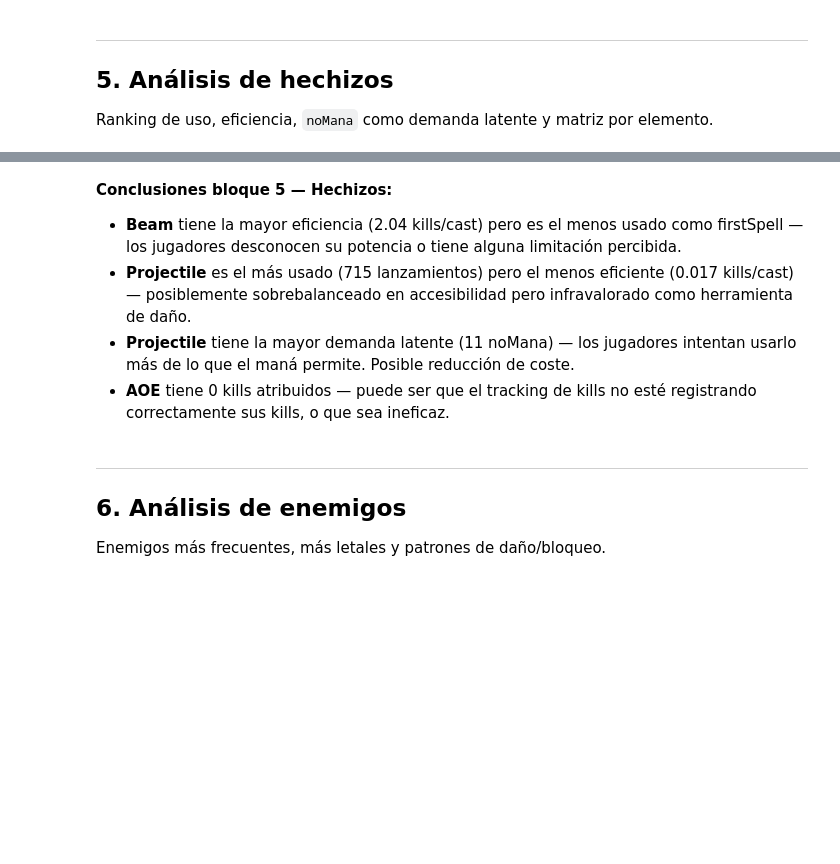
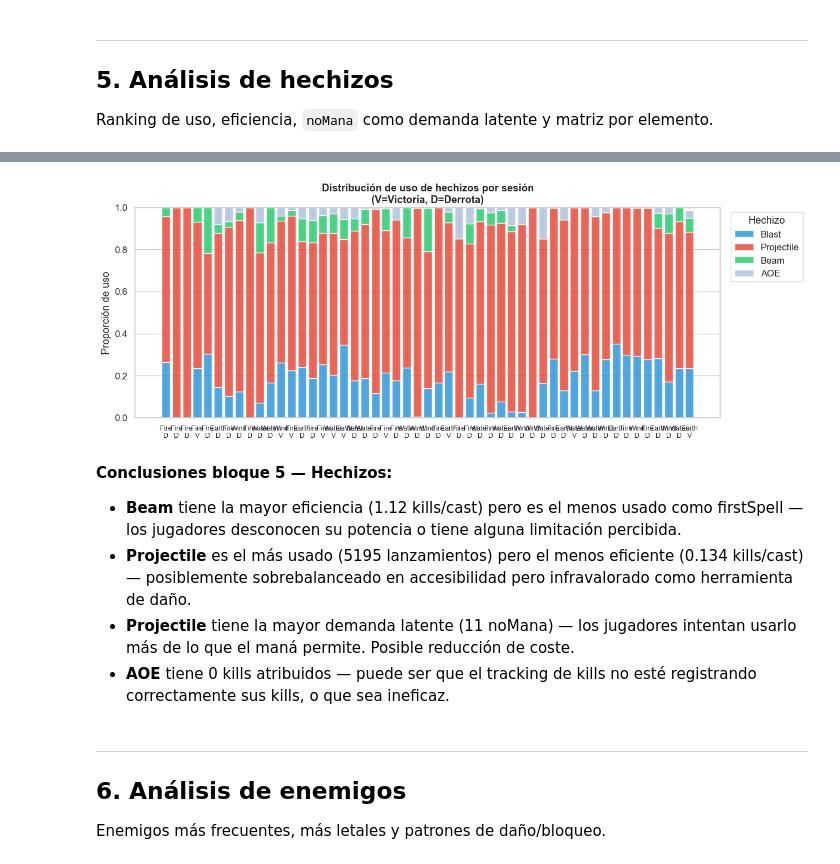
Before and after one commit to Siirkmox/TFM-GameAnalytics, a Jupyter notebook: notebooks/03_eda.ipynb, the cells around one changed output, grey strips where cells are left out. Saved outputs shown, nothing was run; the diff lists cells and outputs as text; code cells hidden in the pictures; blank space fills up the shorter version.

```diff
--- a/notebooks/03_eda.ipynb
+++ b/notebooks/03_eda.ipynb
@@ -342,31 +548,33 @@ print(nomana_totals)
 # %%
 # Fig 5.3 — Uso relativo de hechizos por sesión
 df_ratios = compute_spell_usage_ratios(df_rooms, df_sessions)
 df_ratios = df_ratios.merge(df_sessions[['sessionId','playerElement','isVictory']], on='sessionId')
 
 ratio_cols = [c for c in df_ratios.columns if c.startswith('ratio_cast_')]
 spell_names = [c.replace('ratio_cast_','') for c in ratio_cols]
 
 # Stacked bar por sesión
 fig, ax = plt.subplots(figsize=(13, 5))
 bottom = np.zeros(len(df_ratios))
-colors_spell = ['#3498db','#e74c3c','#2ecc71','#f39c12']
+colors_spell = ['#3498db','#e74c3c','#2ecc71','#B0C4DE']
 for col, name, color in zip(ratio_cols, spell_names, colors_spell):
     ax.bar(range(len(df_ratios)), df_ratios[col], bottom=bottom, label=name, color=color, alpha=0.85)
     bottom += df_ratios[col].values
 
 labels_x = [f"{row['playerElement']}\n{'V' if row['isVictory'] else 'D'}" for _, row in df_ratios.iterrows()]
 ax.set_xticks(range(len(df_ratios)))
 ax.set_xticklabels(labels_x, fontsize=9)
 ax.set_ylabel('Proporción de uso')
 ax.set_title('Distribución de uso de hechizos por sesión\n(V=Victoria, D=Derrota)', fontweight='bold')
 ax.legend(title='Hechizo', bbox_to_anchor=(1.01, 1))
 
 save_fig('fig5_3_uso_relativo_hechizos')
+# %% [output]
+[figure, added]
 # %% [markdown]
 **Conclusiones bloque 5 — Hechizos:**
-- **Beam** tiene la mayor eficiencia (2.04 kills/cast) pero es el menos usado como firstSpell — los jugadores desconocen su potencia o tiene alguna limitación percibida.
-- **Projectile** es el más usado (715 lanzamientos) pero el menos eficiente (0.017 kills/cast) — posiblemente sobrebalanceado en accesibilidad pero infravalorado como herramienta de daño.
+- **Beam** tiene la mayor eficiencia (1.12 kills/cast) pero es el menos usado como firstSpell — los jugadores desconocen su potencia o tiene alguna limitación percibida.
+- **Projectile** es el más usado (5195 lanzamientos) pero el menos eficiente (0.134 kills/cast) — posiblemente sobrebalanceado en accesibilidad pero infravalorado como herramienta de daño.
 - **Projectile** tiene la mayor demanda latente (11 noMana) — los jugadores intentan usarlo más de lo que el maná permite. Posible reducción de coste.
 - **AOE** tiene 0 kills atribuidos — puede ser que el tracking de kills no esté registrando correctamente sus kills, o que sea ineficaz.
 # %% [markdown]
```
Also changed, not shown: parts of 76 cells of this notebook, 21 other files.
